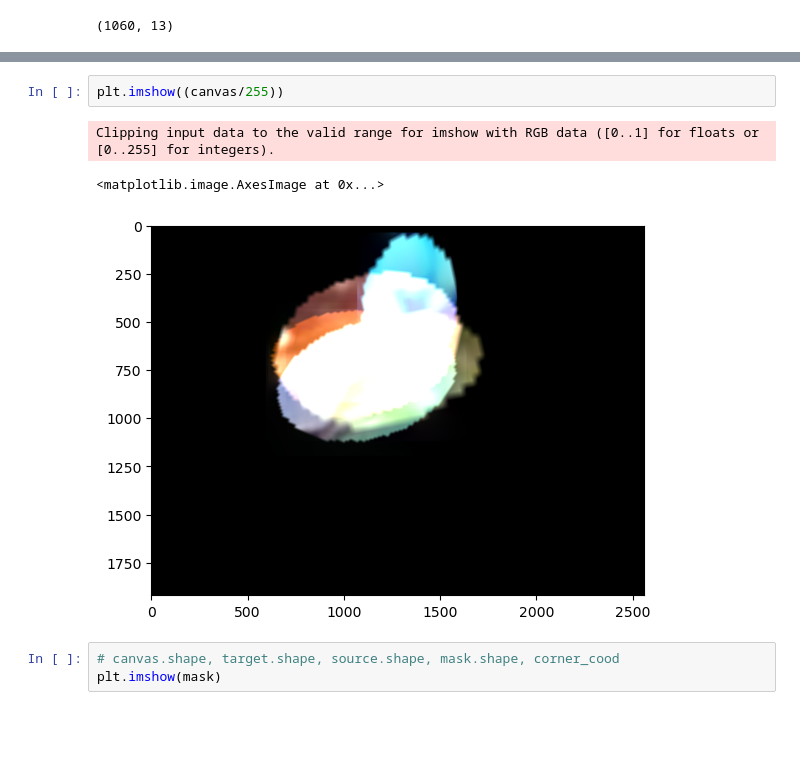
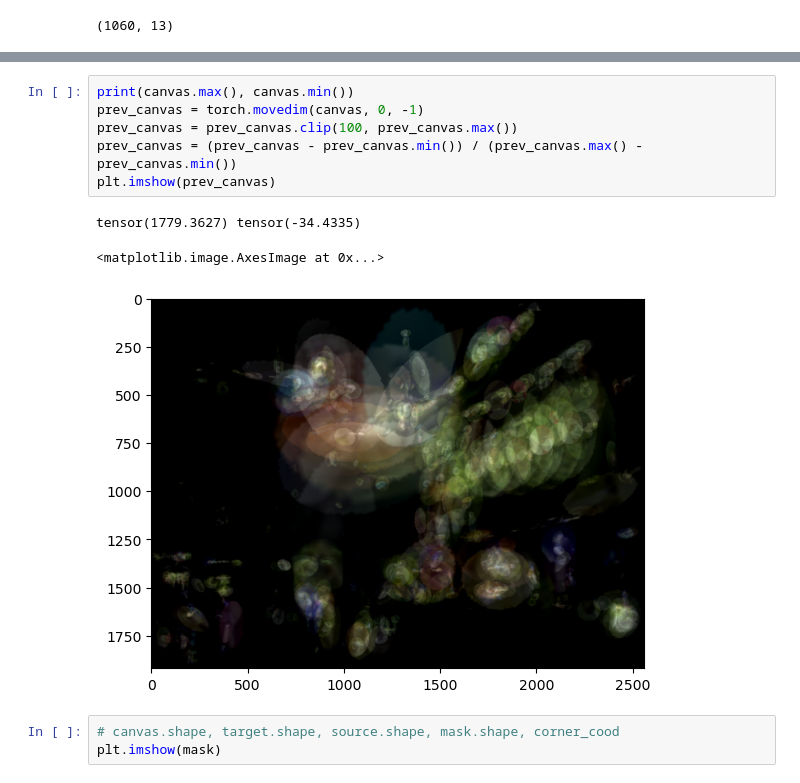
Before and after one commit to LeoHsuProgrammingLab/2024-Spring-Digital_Image_Processing_Final_Project, a Jupyter notebook: test_proj/test6.ipynb, the cells around one changed output, grey strips where cells are left out. Cells and saved outputs as stored; diff of their text form; blank space fills up the shorter version.

Commit message:
human face data

```diff
--- a/test_proj/test6.ipynb
+++ b/test_proj/test6.ipynb
@@ -194,9 +255,13 @@ KeyboardInterrupt:
-# %%
-plt.imshow((canvas/255))
-# %% [output]
-Clipping input data to the valid range for imshow with RGB data ([0..1] for floats or [0..255] for integers).
-<matplotlib.image.AxesImage at 0x...>
-[figure, removed]
+# %%
+print(canvas.max(), canvas.min())
+prev_canvas = torch.movedim(canvas, 0, -1)
+prev_canvas = prev_canvas.clip(100, prev_canvas.max())
+prev_canvas = (prev_canvas - prev_canvas.min()) / (prev_canvas.max() - prev_canvas.min())
+plt.imshow(prev_canvas)
+# %% [output]
+tensor(1779.3627) tensor(-34.4335)
+<matplotlib.image.AxesImage at 0x...>
+[figure, added]
 # %%
 # canvas.shape, target.shape, source.shape, mask.shape, corner_cood
 plt.imshow(mask)
```
Also changed, not shown: parts of 5 cells of this notebook, 16 other files.
